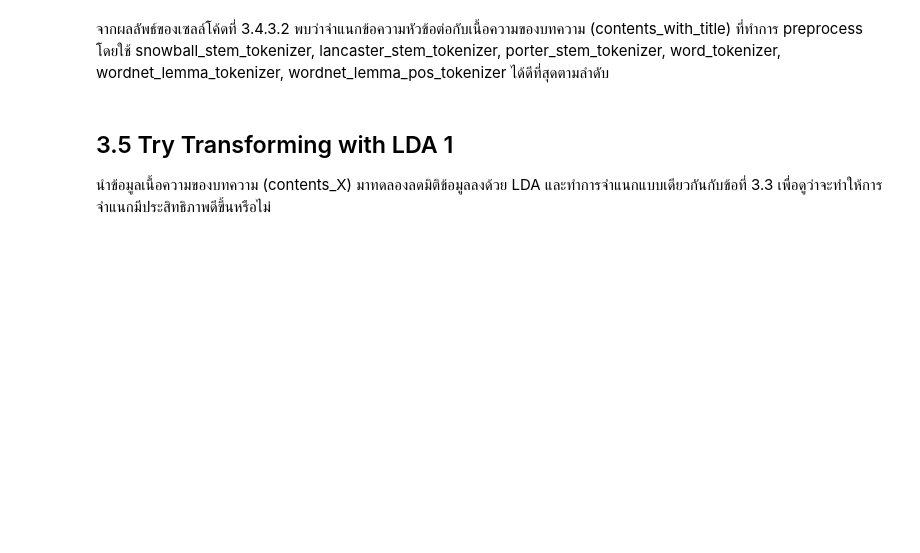
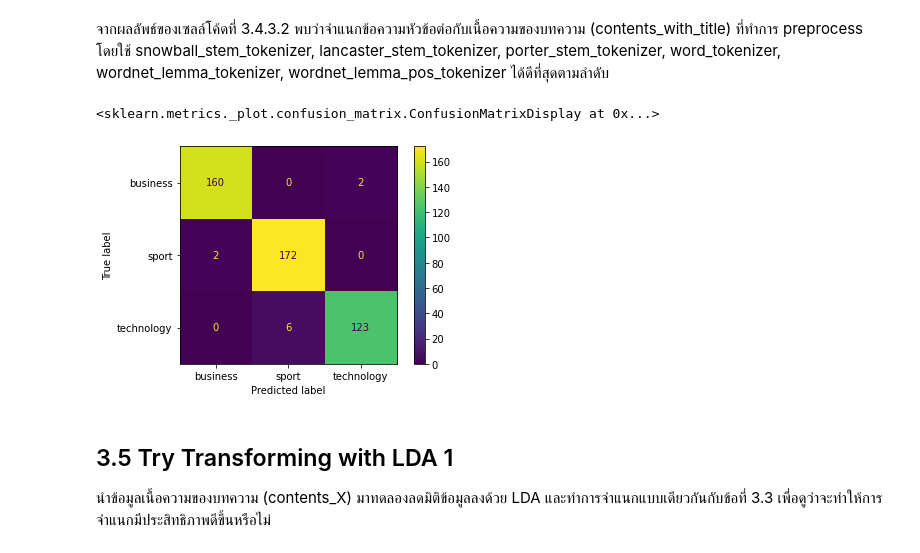
Before and after one commit to tjthanapat/ds4biz-assignment-2, a Jupyter notebook: Task 1 - News Classification/task1.ipynb, the cells around one changed output. Saved outputs shown, nothing was run; the diff lists cells and outputs as text; code cells hidden in the pictures; blank space fills up the shorter version.

```diff
--- a/Task 1 - News Classification/task1.ipynb
+++ b/Task 1 - News Classification/task1.ipynb
@@ -1222,5 +1231,13 @@ result_df[['tokenizer','model','accuracy','f1_score']] \
 # %% [markdown]
 จากผลลัพธ์ของเซลล์โค้ดที่ 3.4.3.2 พบว่าจำแนกข้อความหัวข้อต่อกับเนื้อความของบทความ (contents_with_title) ที่ทำการ preprocess โดยใช้ snowball_stem_tokenizer, lancaster_stem_tokenizer, porter_stem_tokenizer, word_tokenizer, wordnet_lemma_tokenizer, wordnet_lemma_pos_tokenizer ได้ดีที่สุดตามลำดับ
+# %%
+best_score_idx= result_df[['model','tokenizer','accuracy','f1_score']] .sort_values(by=['accuracy'], ascending=False).head(1).index[0]
+disp = ConfusionMatrixDisplay(confusion_matrix=cm[best_score_idx],
+                                display_labels=clf.classes_)
+disp.plot()
+# %% [output]
+<sklearn.metrics._plot.confusion_matrix.ConfusionMatrixDisplay at 0x...>
+[figure, added]
 # %% [markdown]
 ## 3.5 Try Transforming with LDA 1
 
```
Also changed, not shown: parts of 10 cells of this notebook.
